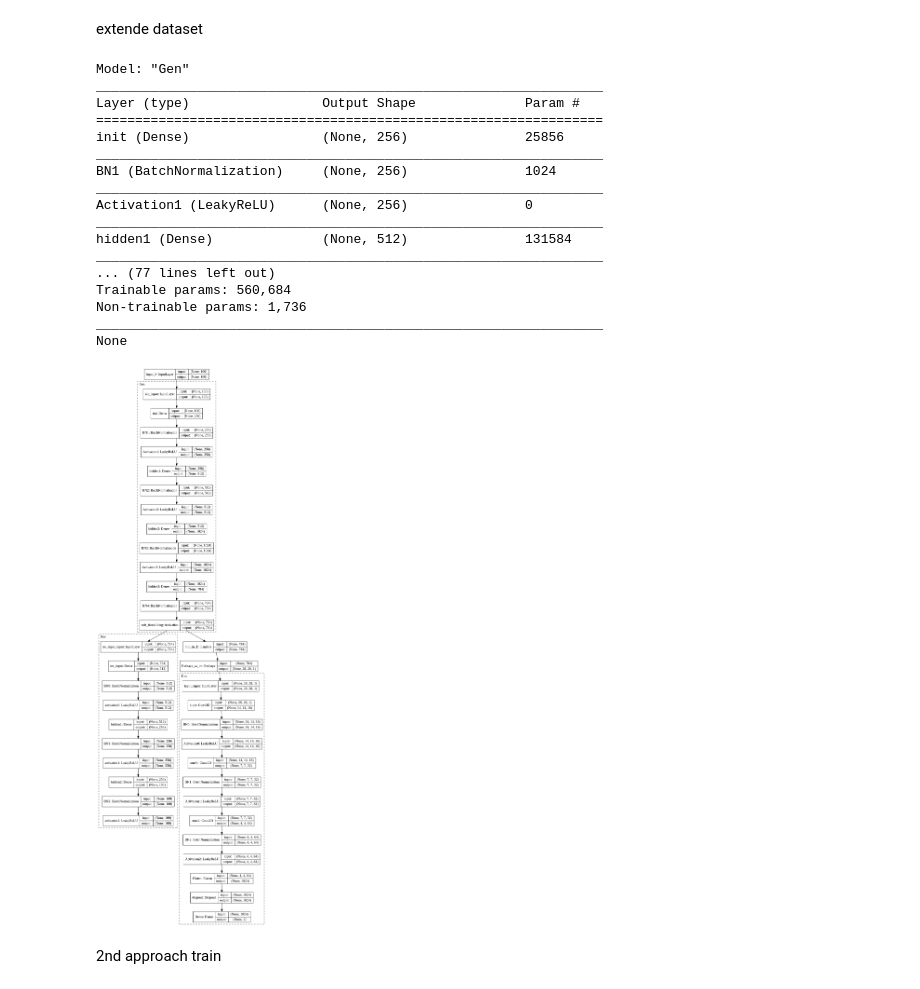
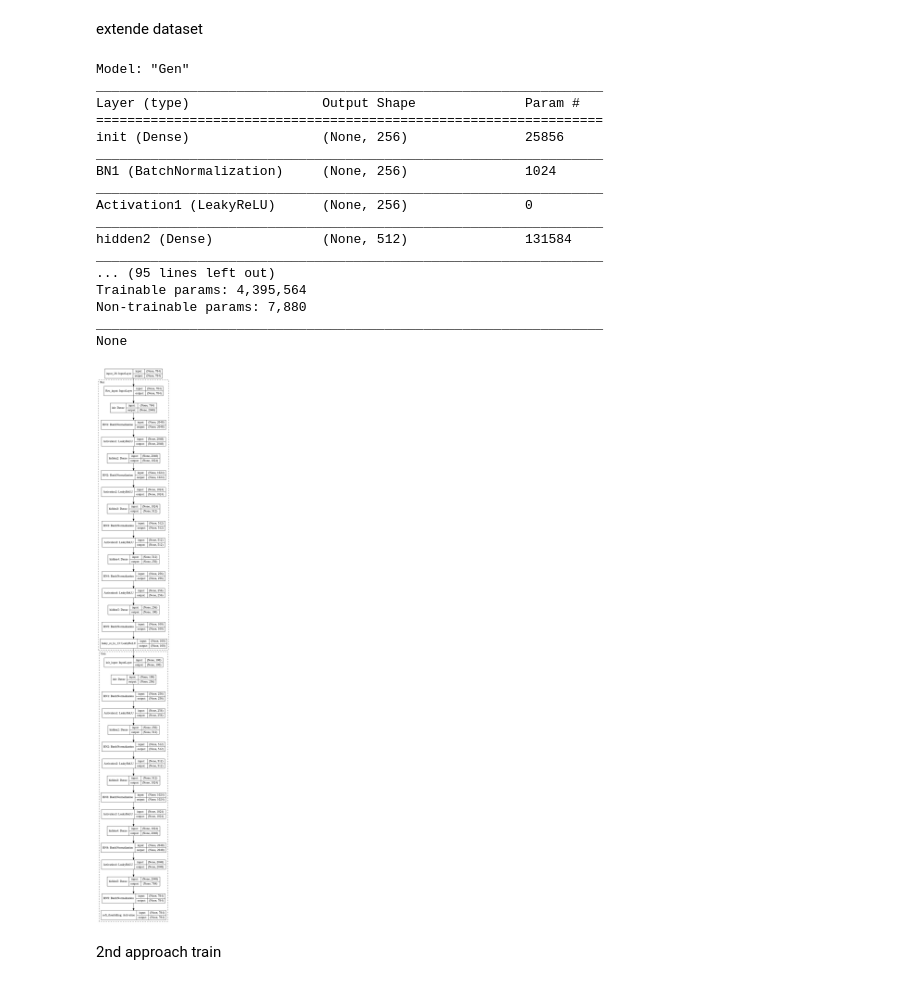
Before and after one commit to tsachiblau/sparseGANProject, a Jupyter notebook: GAN_2.ipynb, the cells around one changed output. Drawn from its saved outputs; the diff is of its cells as text; code cells hidden in the pictures.

Commit message:
new reconstroctor (similar to auto-encoder)

```diff
--- a/GAN_2.ipynb
+++ b/GAN_2.ipynb
@@ -22,7 +18,7 @@ np.random.seed(10)
 
 #train params
 steps_per_epoch = 3750  # batch_size * steps_per_epoch = epoch size (train size)
-epochs = 20
+epochs = 100
 optimizer = Adam(0.0002, 0.5)
 
 #gan param
@@ -37,7 +33,7 @@ half_batch_size = int(batch_size/2)
 sparse_dim = img_rows * img_cols * channels
 L1_weight = 10   # Loss = data_fidelity + L1_weight * L1_norm
 max_iter_of_dict = 1
-thr_value = 0.05
+thr_value = 0.1
 # %% [markdown]
 functions
 # %%
@@ -290,6 +286,7 @@ extende dataset
 # %%
 # with pursuit and thresholding approach
 # generator:
+from keras.optimizers import adam
 from keras.utils import plot_model
 from keras.models import Sequential
 from keras import backend as K
@@ -330,19 +327,28 @@ def create_reconstructor():
     reconstructor = Sequential()
     init = RandomNormal(0,stddev=0.02)
 
-    reconstructor.add(Dense(512,  kernel_initializer=init, input_dim=sparse_dim,name="rec_input"))
-    reconstructor.add(BatchNormalization(name="BN0"))
-    reconstructor.add(LeakyReLU(0.2,name="activation0"))
+    reconstructor.add(Dense(2048,kernel_initializer=init, name="init"))
+    reconstructor.add(BatchNormalization(name="BN1"))
+    reconstructor.add(LeakyReLU(0.2,name="Activation1"))
 
-    reconstructor.add(Dense(256, kernel_initializer=init,name="hidden1"))
-    reconstructor.add(BatchNormalization(name="BN1"))
-    reconstructor.add(LeakyReLU(0.2,name="activation1"))
+    reconstructor.add(Dense(1024,kernel_initializer=init,name="hidden2"))
+    reconstructor.add(BatchNormalization(name="BN2"))
+    reconstructor.add(LeakyReLU(0.2,name="Activation2"))
 
-    reconstructor.add(Dense(noise_dim, kernel_initializer=init,name="hidden2"))
-    reconstructor.add(BatchNormalization(name="BN2"))
-    reconstructor.add(LeakyReLU(0.2,name="activation2"))
+    reconstructor.add(Dense(512 ,kernel_initializer=init,name="hidden3"))
+    reconstructor.add(BatchNormalization(name="BN3"))
+    reconstructor.add(LeakyReLU(0.2,name="Activation3"))
 
-    #reconstructor.compile(loss='mean_squared_error', optimizer='sgd')
+    reconstructor.add(Dense(256 ,kernel_initializer=init,name="hidden4"))
+    reconstructor.add(BatchNormalization(name="BN4"))
+    reconstructor.add(LeakyReLU(0.2,name="Activation4"))
+
+    reconstructor.add(Dense(noise_dim, name="hidden5"))
+    reconstructor.add(BatchNormalization(name="BN5"))
+    reconstructor.add(LeakyReLU(0.2))
+
+    # soft thresholding activation
+
     return reconstructor
 
 # input: noise size
@@ -354,17 +360,21 @@ def create_generator():
     generator.add(BatchNormalization(name="BN1"))
     generator.add(LeakyReLU(0.2,name="Activation1"))
 
-    generator.add(Dense(512,kernel_initializer=init,name="hidden1"))
+    generator.add(Dense(512,kernel_initializer=init,name="hidden2"))
     generator.add(BatchNormalization(name="BN2"))
     generator.add(LeakyReLU(0.2,name="Activation2"))
 
-    generator.add(Dense(1024,kernel_initializer=init,name="hidden2"))
+    generator.add(Dense(1024,kernel_initializer=init,name="hidden3"))
     generator.add(BatchNormalization(name="BN3"))
     generator.add(LeakyReLU(0.2,name="Activation3"))
 
-    generator.add(Dense(sparse_dim, kernel_initializer=init,name="hidden3"))
+    generator.add(Dense(2048,kernel_initializer=init,name="hidden4"))
+    generator.add(BatchNormalization(name="BN4"))
+    generator.add(LeakyReLU(0.2,name="Activation4"))
+
+    generator.add(Dense(sparse_dim, kernel_initializer=init,name="hidden5"))
     # soft thresholding activation
-    generator.add(BatchNormalization(name="BN4"))
+    generator.add(BatchNormalization(name="BN5"))
     generator.add(Activation(soft_threshlding, name='soft_threshlding'))
     return generator
 
@@ -411,43 +421,50 @@ sparse_vec = generator(gan_input)   # sparse_dim size - it is thresholded
 
 # a layer that creates the multiplication between the sparse tensor with dictionary to create image
 fake_image_vec = Lambda(lambda x: matrix_transpose(matmul(dictionary_loaded2,matrix_transpose(x))),name='mul_in_D')(sparse_vec)
 # reshape to image size - will be inserted to discriminator
 fake_image = Reshape((img_rows, img_cols, channels),name="Reshape_as_im")(fake_image_vec)
 
+#reconstructor
+reconstroctor_input = Input(shape=(sparse_dim,))
+reconstroctor_output = reconstructor(reconstroctor_input)  # the reconstructor output
+reconstroctor_generator_output = generator(reconstroctor_output)   # sparse_dim size - it is thresholded
+reconstroctor_generator_image = Lambda(lambda x: matrix_transpose(matmul(dictionary_loaded2,matrix_transpose(x))),name='mul_in_D')(reconstroctor_generator_output)
+reconstroctor_model = Model(reconstroctor_input, [reconstroctor_generator_image, reconstroctor_generator_output])
+reconstroctor_model.compile(loss=['mean_squared_error', 'mean_absolute_error'], optimizer = optimizer)
+
 gan_output = discriminator(fake_image)  # the descriminator output
-vae_output = reconstructor(sparse_vec)  # the reconstructor output
 
-vae = Model(gan_input, vae_output)
-vae.compile(loss='mean_squared_error', optimizer='sgd')
+# vae = Model(reconstroctor_input, vae_output)
+# vae.compile(loss='mean_squared_error', optimizer='sgd')
 
 # todo - double output double loss
 gan = Model(gan_input, [gan_output,sparse_vec])
-gan.compile(loss=[my_loss,'mean_absolute_error'], optimizer=optimizer,loss_weights=[1,L1_weight])
+gan.compile(loss=[my_loss,'mean_absolute_error'], optimizer=adam(1e-6),loss_weights=[1,L1_weight])
 
 print(generator.summary())
 print(discriminator.summary())
 print(reconstructor.summary())
-complete = Model(gan_input,[gan_output,vae_output])
+complete = Model(reconstroctor_input,[reconstroctor_generator_output])
 plot_model(complete, to_file='model_plot.png', show_shapes=True, show_layer_names=True,expand_nested=True)
 # %% [output]
 Model: "Gen"
 _________________________________________________________________
 Layer (type)                 Output Shape              Param #
 =================================================================
 init (Dense)                 (None, 256)               25856
 _________________________________________________________________
 BN1 (BatchNormalization)     (None, 256)               1024
 _________________________________________________________________
 Activation1 (LeakyReLU)      (None, 256)               0
 _________________________________________________________________
-hidden1 (Dense)              (None, 512)               131584
+hidden2 (Dense)              (None, 512)               131584
 _________________________________________________________________
-... (77 lines left out)
-Trainable params: 560,684
-Non-trainable params: 1,736
+... (95 lines left out)
+Trainable params: 4,395,564
+Non-trainable params: 7,880
 _________________________________________________________________
 None
-[figure, old version]
+[figure, new version]
 # %% [markdown]
 2nd approach train
 # %%
```
Also changed, not shown: parts of 5 cells of this notebook.
